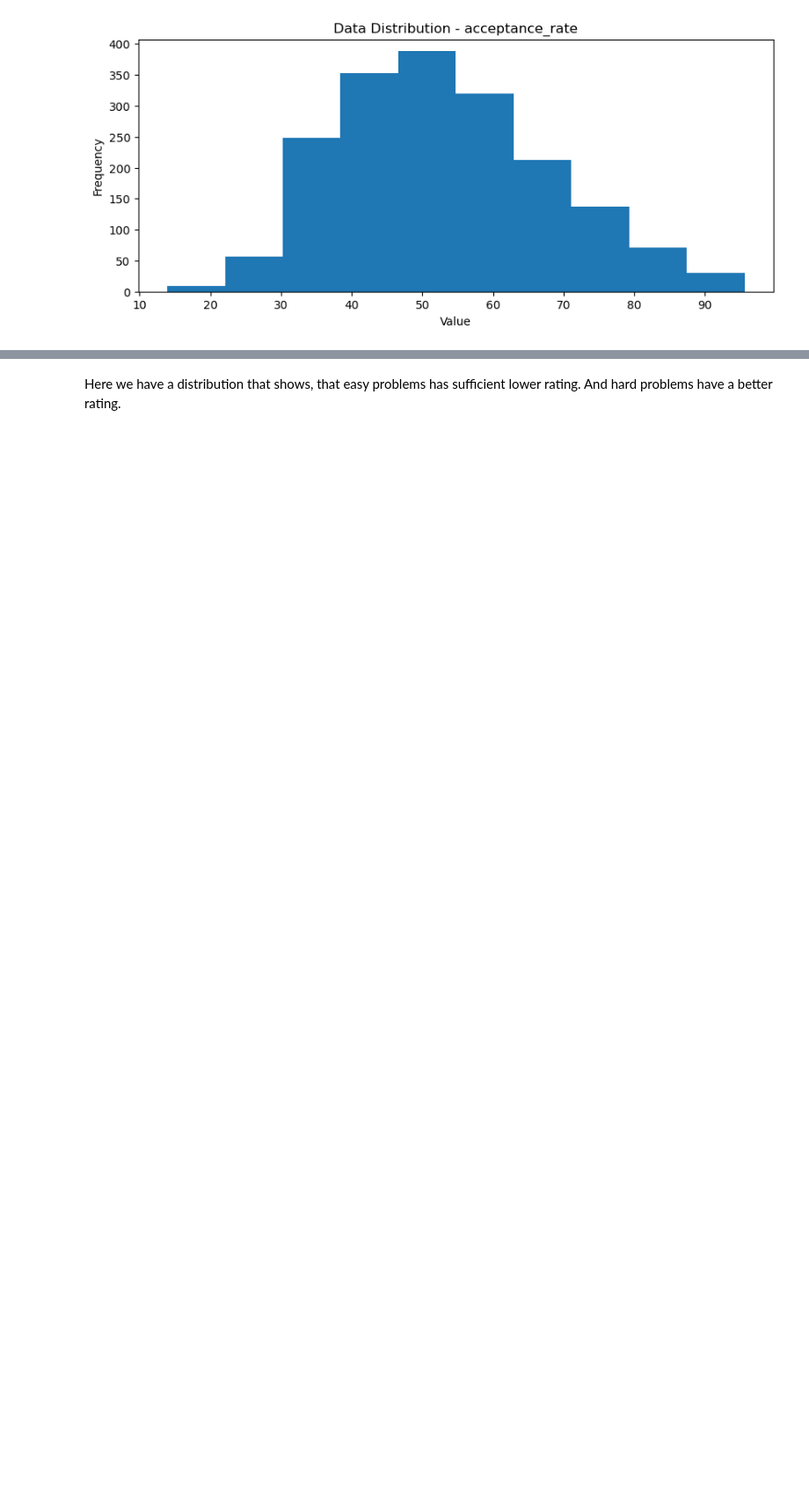
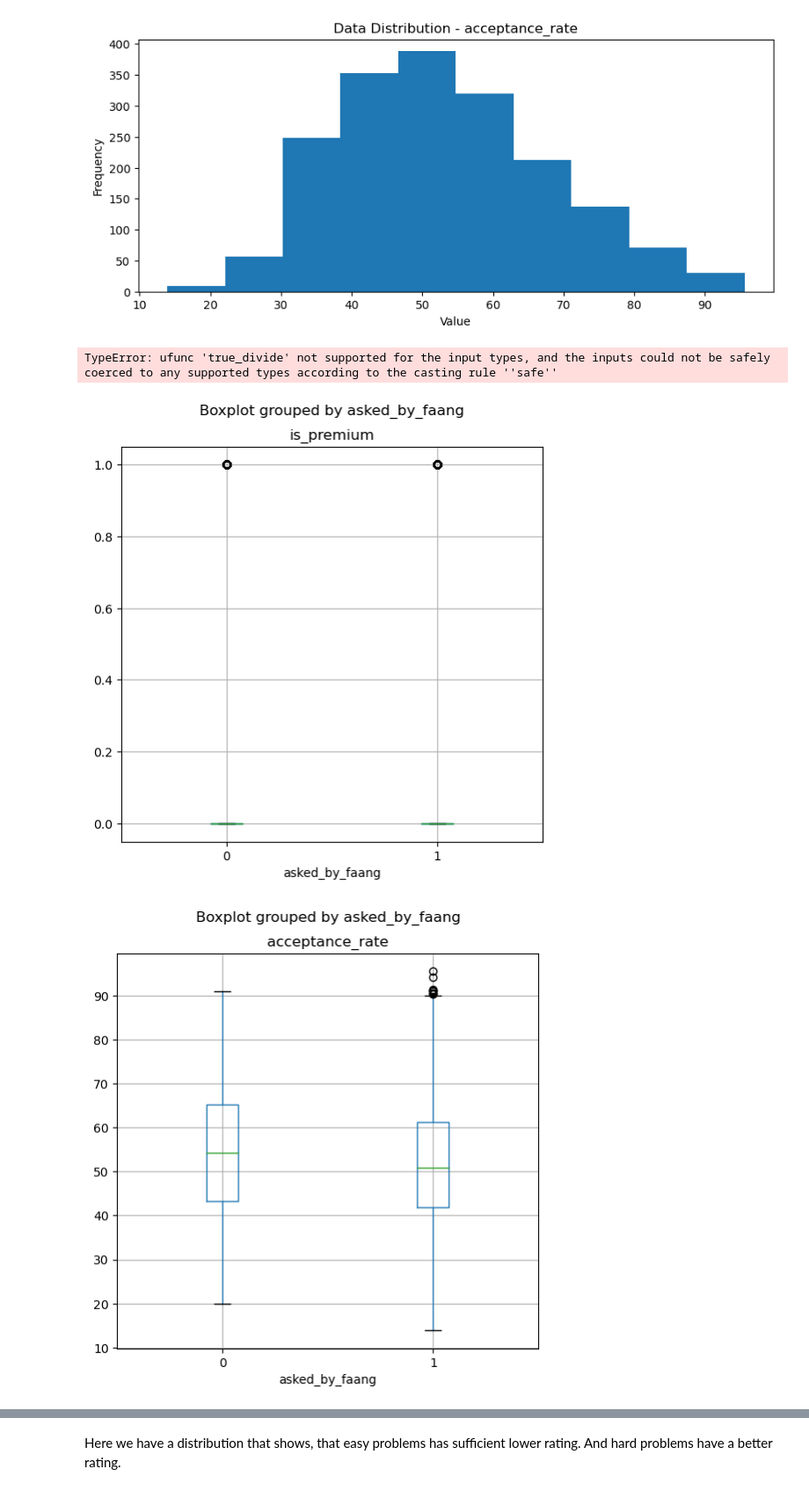
Before and after one commit to RomanKosovnenko/EDA, a Jupyter notebook: leetcode/leetcode_problem_dataset.ipynb, the cells around one changed output, grey strips where cells are left out. Shown at 88% size. Cells and saved outputs as stored; diff of their text form; code cells hidden in the pictures; blank space fills up the shorter version.

Commit message:
add additional information according to review

```diff
--- a/leetcode/leetcode_problem_dataset.ipynb
+++ b/leetcode/leetcode_problem_dataset.ipynb
@@ -203,3 +200,13 @@ plt.ylabel('Frequency')
 plt.show()
 # %% [output]
 [figure]
+# %%
+features = ['is_premium',	'acceptance_rate',	'frequency',	'discuss_count',	'likes',	'dislikes',	'rating',	'difficulty']
+for col in features:
+    leetcode_data.boxplot(column=col, by='asked_by_faang', figsize=(6,6))
+    plt.title(col)
+plt.show()
+# %% [output]
+TypeError: ufunc 'true_divide' not supported for the input types, and the inputs could not be safely coerced to any supported types according to the casting rule ''safe''
+[figure, added]
+[figure, added]
```
Also changed, not shown: parts of 4 cells of this notebook.
